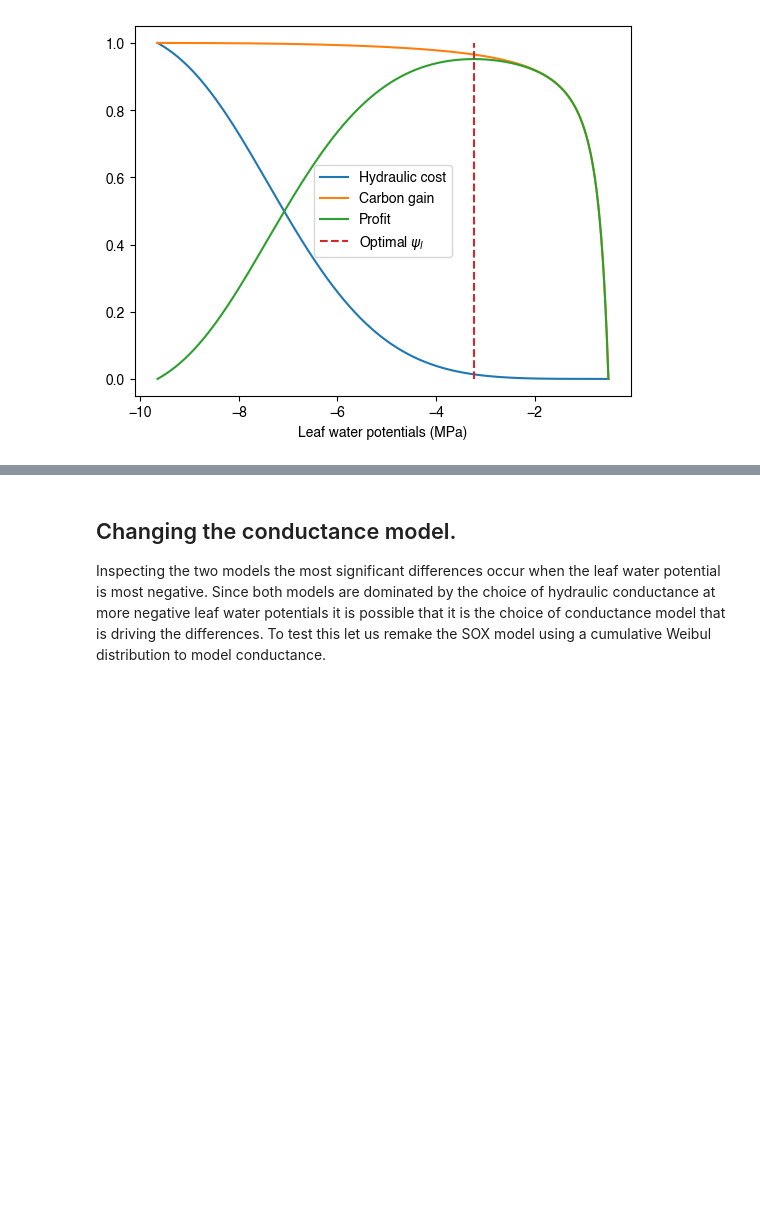
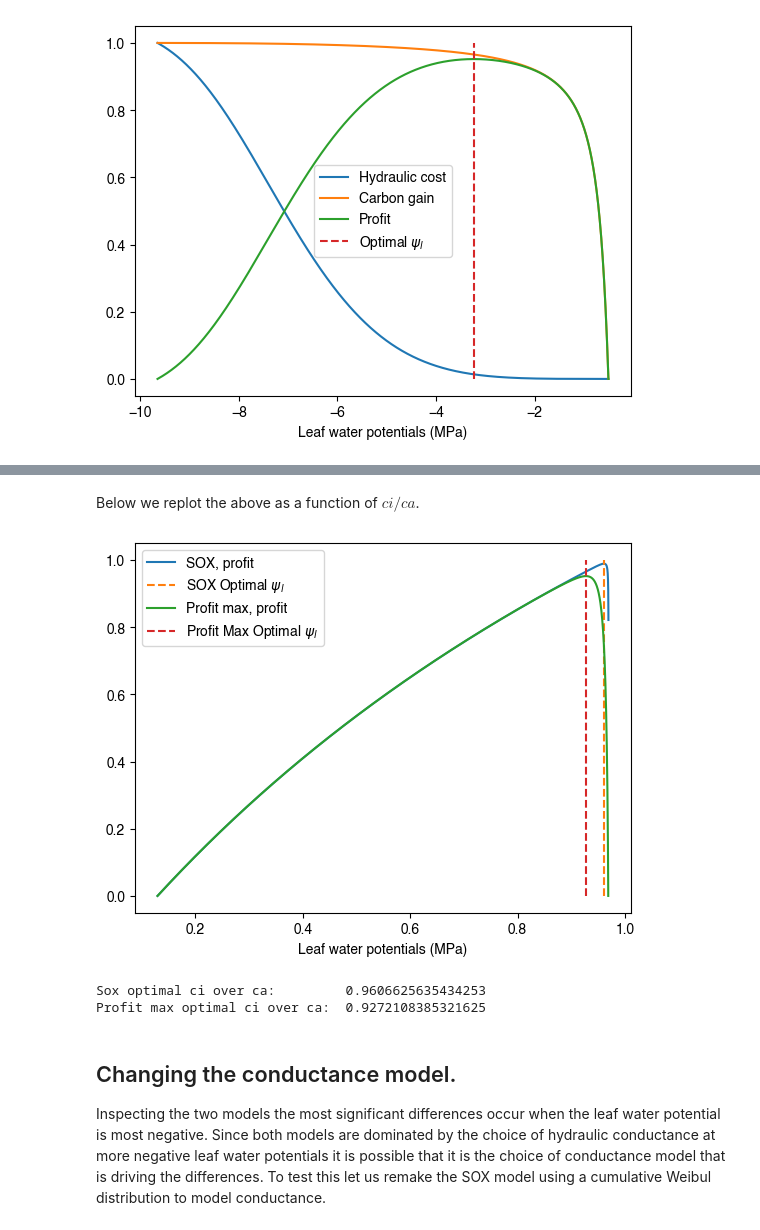
Before and after one commit to CaleBaguley/profit-optimisation-model, a Jupyter notebook: note books/SOX model.ipynb, the cells around one changed output, grey strips where cells are left out. Cells and saved outputs as stored; diff of their text form; code cells hidden in the pictures; blank space fills up the shorter version.

```diff
--- a/note books/SOX model.ipynb
+++ b/note books/SOX model.ipynb
@@ -354,4 +356,29 @@ Sox optimal leaf water potential:         -3.5636937991205904
 Profit max optimal leaf water potential:  -3.2331401748555755
+# %% [markdown]
+Below we replot the above as a function of $ci/ca$.
+# %%
+SOX_ci_over_ca = SOX_ci / atmospheric_CO2_concentration
+profit_max_ci_over_ca = profit_max_ci / atmospheric_CO2_concentration
+
+SOX_optimal_ci_over_ca = SOX_optimal_ci / atmospheric_CO2_concentration
+profit_max_optimal_ci_over_ca = profit_max_optimal_ci / atmospheric_CO2_concentration
+
+plt.plot(SOX_ci_over_ca, SOX_profit, label = "SOX, profit")
+plt.plot([SOX_optimal_ci_over_ca, SOX_optimal_ci_over_ca], [0,1], linestyle='--', label = "SOX Optimal $\psi_l$")
+
+plt.plot(profit_max_ci_over_ca, profit_max_profit, label = "Profit max, profit")
+plt.plot([profit_max_optimal_ci_over_ca, profit_max_optimal_ci_over_ca], [0,1], linestyle='--', label = "Profit Max Optimal $\psi_l$")
+plt.legend()
+plt.xlabel("Leaf water potentials (MPa)")
+plt.ylabel("")
+plt.show()
+
+print("Sox optimal ci over ca:        ", SOX_optimal_ci_over_ca)
+print("Profit max optimal ci over ca: ", profit_max_optimal_ci_over_ca)
+# %% [output]
+[figure, added]
+Sox optimal ci over ca:         0.9606625635434253
+Profit max optimal ci over ca:  0.9272108385321625
 # %% [markdown]
 ## Changing the conductance model.
 
```
Also changed, not shown: parts of 7 cells of this notebook, 4 other files.
